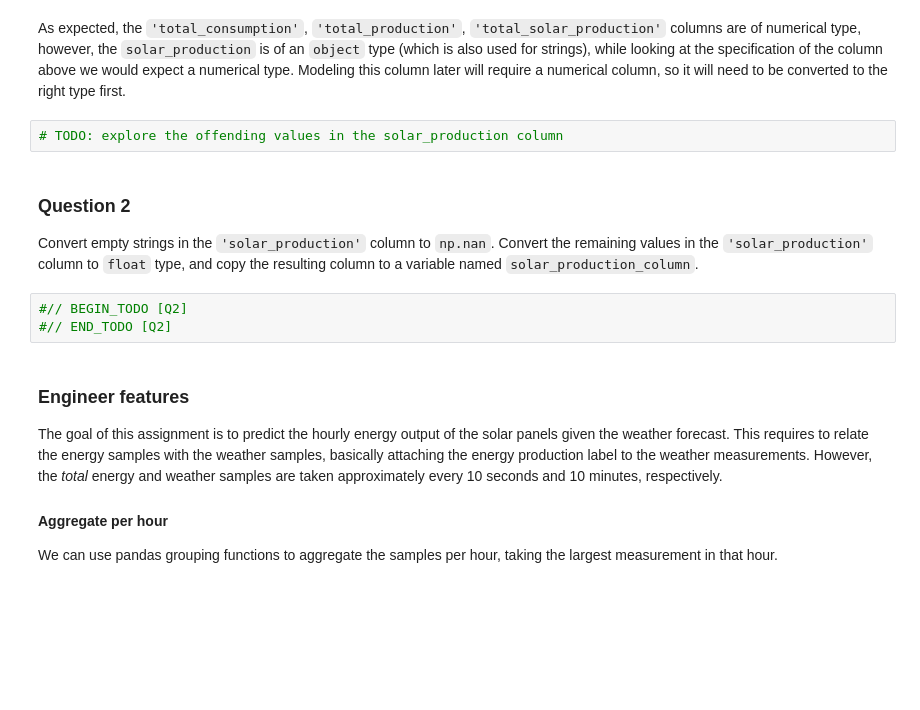
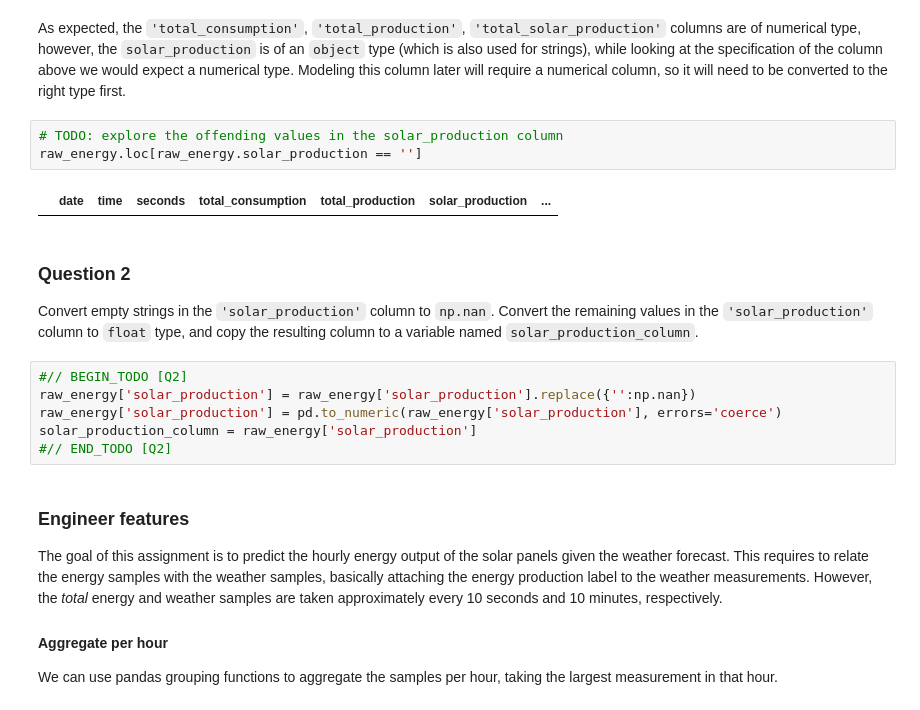
Before and after one commit to LeonVitanos/electricity-consumption-IoT-analysis, a Jupyter notebook: assignment.ipynb, the cells around one changed output. Drawn from its saved outputs; the diff is of its cells as text; blank space fills up the shorter version.

```diff
--- a/assignment.ipynb
+++ b/assignment.ipynb
@@ -252,13 +269,19 @@ raw_energy.dtypes
 As expected, the `'total_consumption'`, `'total_production'`, `'total_solar_production'` columns are of numerical type, however, the `solar_production` is of an `object` type (which is also used for strings), while looking at the specification of the column above we would expect a numerical type. Modeling this column later will require a numerical column, so it will need to be converted to the right type first.
 # %%
 # TODO: explore the offending values in the solar_production column
+raw_energy.loc[raw_energy.solar_production == '']
+# %% [output]
+|  | date | time | seconds | total_consumption | total_production | solar_production | ... |
 # %% [markdown]
 ### Question 2
 
 Convert empty strings in the `'solar_production'` column to `np.nan`. Convert the remaining values in the `'solar_production'` column to `float` type, and copy the resulting column to a variable named `solar_production_column`.
-# %%
-#// BEGIN_TODO [Q2]
-#// END_TODO [Q2]
+# %%
+#// BEGIN_TODO [Q2]
+raw_energy['solar_production'] = raw_energy['solar_production'].replace({'':np.nan})
+raw_energy['solar_production'] = pd.to_numeric(raw_energy['solar_production'], errors='coerce')
+solar_production_column = raw_energy['solar_production']
+#// END_TODO [Q2]
 # %% [markdown]
 ### Engineer features
 
```
Also changed, not shown: parts of 6 cells of this notebook.
